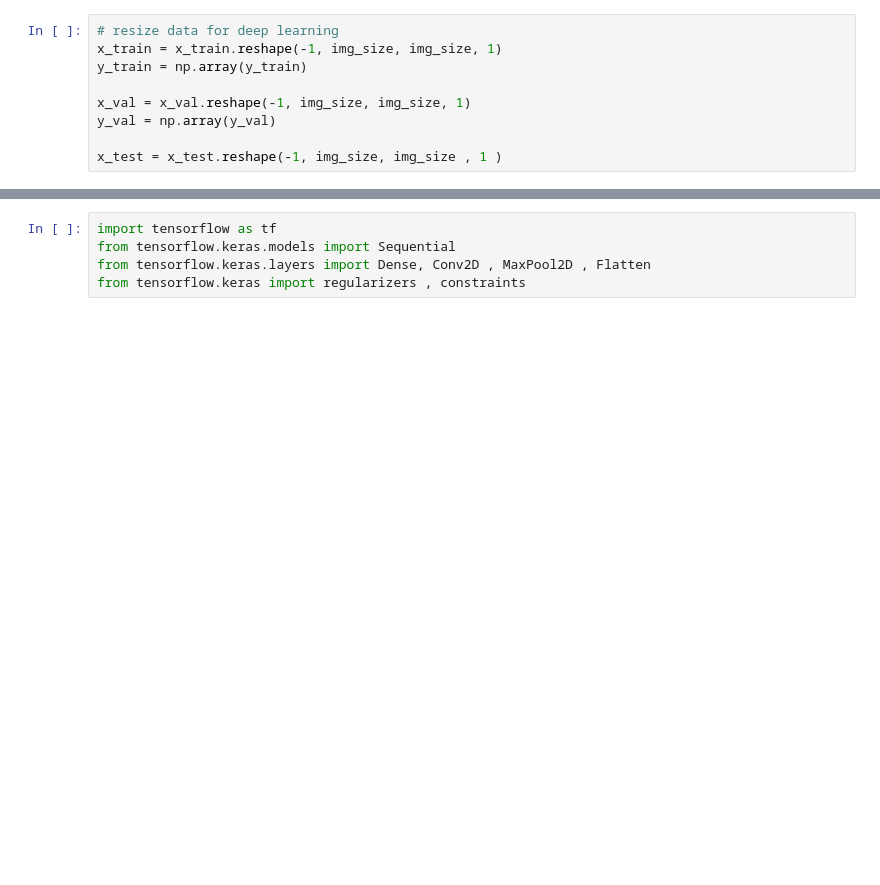
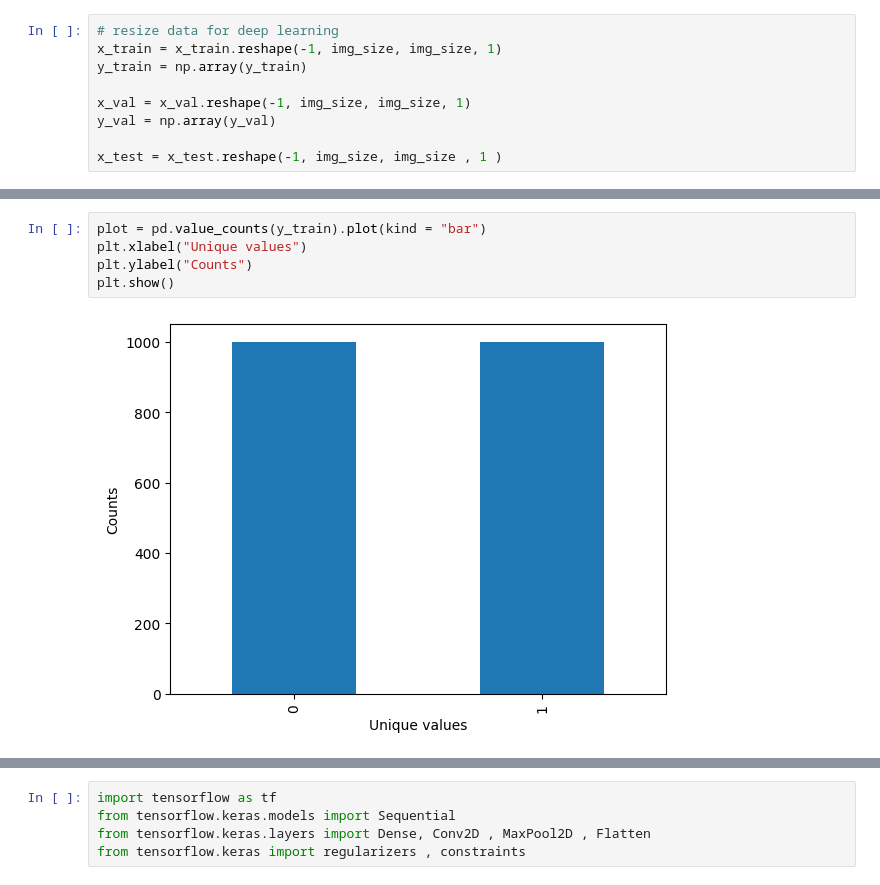
Before and after one commit to ABDULLAHHG/Medical-Image-Analysis-with-CNN, a Jupyter notebook: Medical Image Analysis with CNN.ipynb, the cells around one changed output, grey strips where cells are left out. Drawn from its saved outputs; the diff is of its cells as text; blank space fills up the shorter version.

```diff
--- a/Medical Image Analysis with CNN.ipynb
+++ b/Medical Image Analysis with CNN.ipynb
@@ -97,0 +103,7 @@ x_train.shape
+# %%
+plot = pd.value_counts(y_train).plot(kind = "bar")
+plt.xlabel("Unique values")
+plt.ylabel("Counts")
+plt.show()
+# %% [output]
+[figure, added]
```
Also changed, not shown: parts of 33 cells of this notebook.
